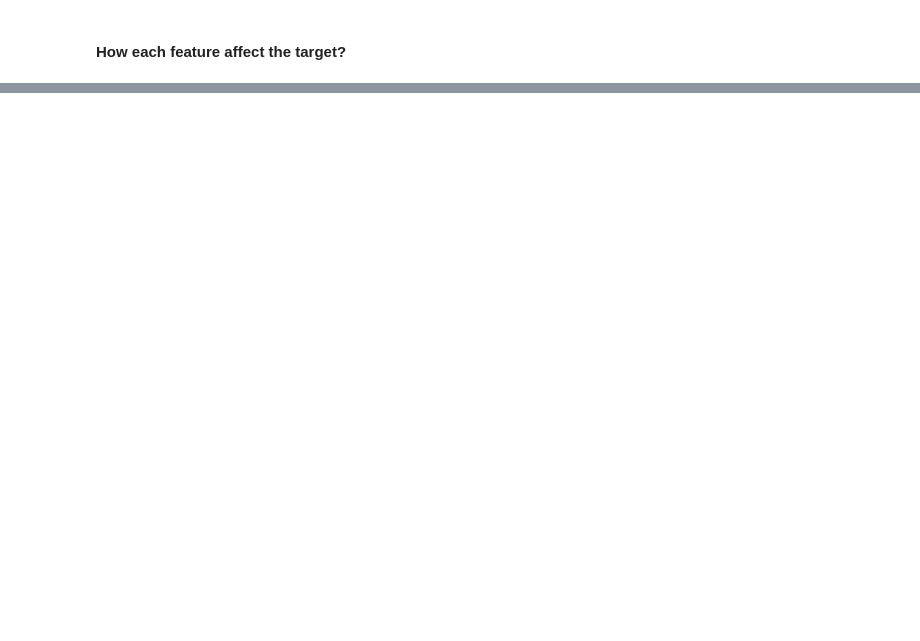
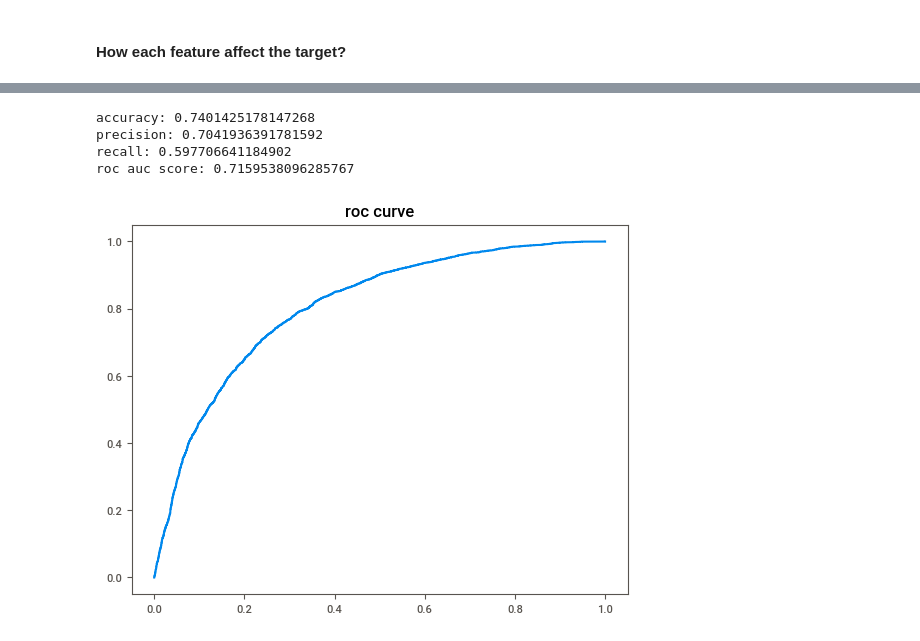
Before and after one commit to javierliro/booking_cancellations, a Jupyter notebook: booking_cancellations.ipynb, the cells around one changed output, grey strips where cells are left out. Drawn from its saved outputs; the diff is of its cells as text; code cells hidden in the pictures; blank space fills up the shorter version.

```diff
--- a/booking_cancellations.ipynb
+++ b/booking_cancellations.ipynb
@@ -246,0 +286,28 @@ target = ['booking_status']
+# %%
+# Iteration 1 : Just Numerical Features + Standard scaler
+classifier = LogisticRegression(max_iter=1000)
+scaler = StandardScaler()
+
+X_train, X_test, y_train, y_test = train_test_split(train[numerical_continous + numerical_discrete],train[target].values.ravel())
+
+X_train = scaler.fit_transform(X_train)
+X_test = scaler.transform(X_test)
+
+classifier.fit(X_train, y_train)
+preds = classifier.predict(X_test)
+
+print ("accuracy:", accuracy_score(y_test, preds))
+print ("precision:", precision_score(y_test, preds))
+print ("recall:", recall_score(y_test, preds))
+print ("roc auc score:", roc_auc_score(y_test, preds))
+
+probs = classifier.predict_proba(X_test)
+fpr, tpr, thresholds = roc_curve(y_test, probs[:, 1])
+plt.plot(fpr, tpr);
+plt.title("roc curve");
+# %% [output]
+accuracy: 0.7401425178147268
+precision: 0.7041936391781592
+recall: 0.597706641184902
+roc auc score: 0.7159538096285767
+[figure, added]
```
Also changed, not shown: parts of 17 cells of this notebook, 2 other files.
